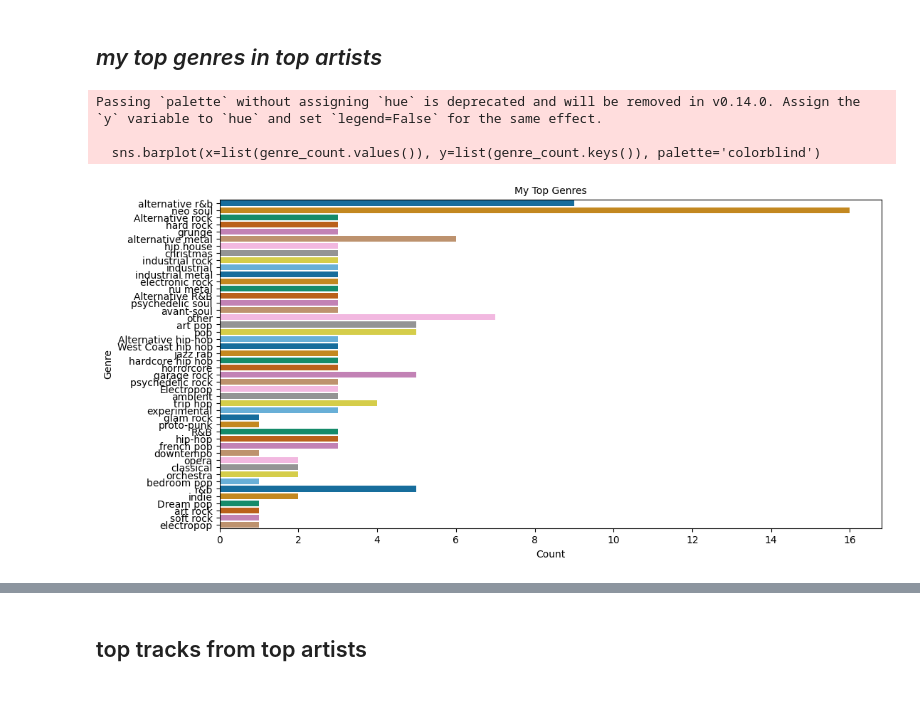
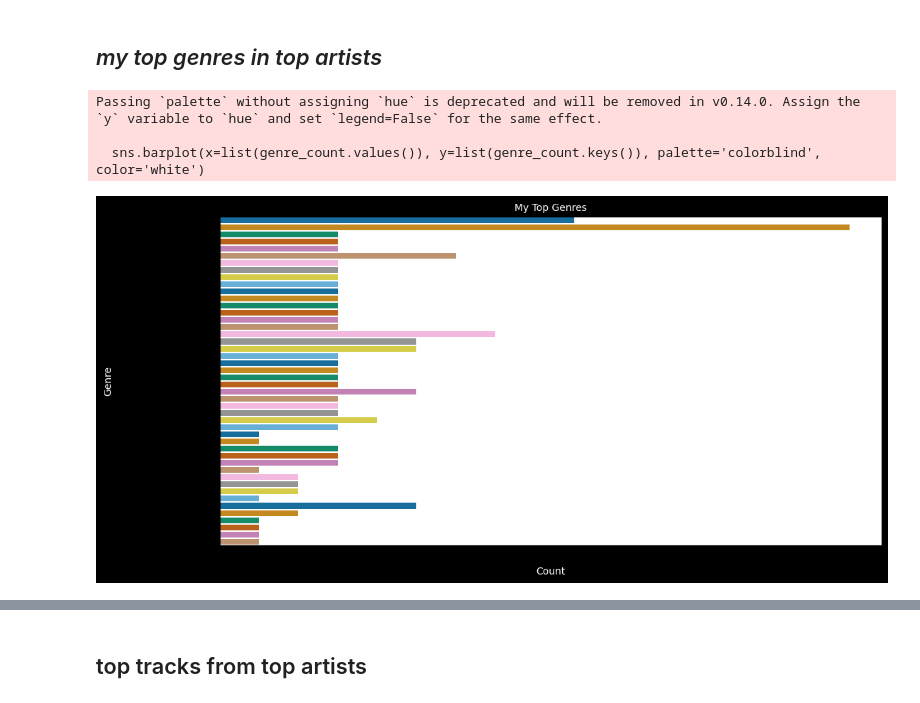
Before and after one commit to aaronAlien/Exploring-Spotify, a Jupyter notebook: spotify_listening.ipynb, the cells around one changed output, grey strips where cells are left out. Drawn from its saved outputs; the diff is of its cells as text; code cells hidden in the pictures.

```diff
--- a/spotify_listening.ipynb
+++ b/spotify_listening.ipynb
@@ -193,17 +193,17 @@ genre_count = Counter(my_genres)
 labels, sizes = zip(*genre_count.most_common(10))
 # %%
 
-plt.figure(figsize=(12,6))
+plt.figure(figsize=(12,6), facecolor='black')
 sns.barplot(x=list(genre_count.values()), y=list(genre_count.keys()), palette='colorblind')
-plt.xlabel("Count")
-plt.ylabel("Genre")
-plt.title('My Top Genres', fontsize=10)
+plt.xlabel("Count", color='white')
+plt.ylabel("Genre", color='white')
+plt.title('My Top Genres', fontsize=10, color='white')
 plt.show()
 # %% [output]
 Passing `palette` without assigning `hue` is deprecated and will be removed in v0.14.0. Assign the `y` variable to `hue` and set `legend=False` for the same effect.
 
-  sns.barplot(x=list(genre_count.values()), y=list(genre_count.keys()), palette='colorblind')
+  sns.barplot(x=list(genre_count.values()), y=list(genre_count.keys()), palette='colorblind', color='white')
-[figure, old version]
+[figure, new version]
 # %%
 # Combine all genres into a single string
 all_genres = ' '.join(all_top_artists['Genres'].dropna())
```
Also changed, not shown: parts of 3 cells of this notebook, 2 other files.
